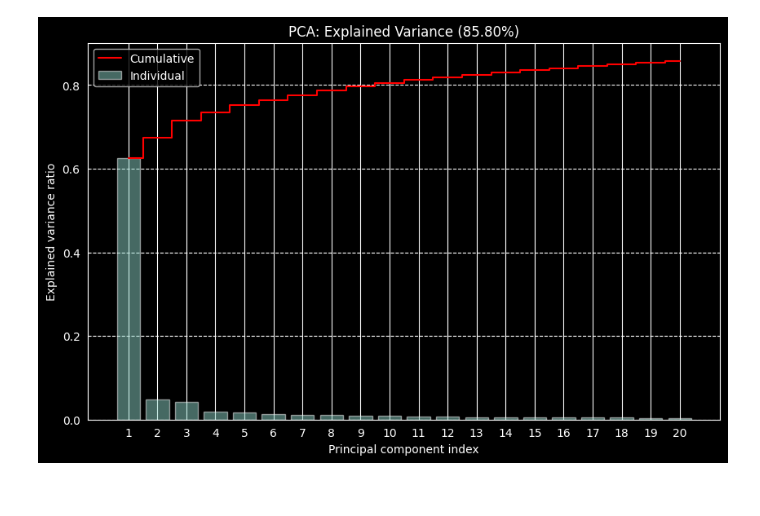
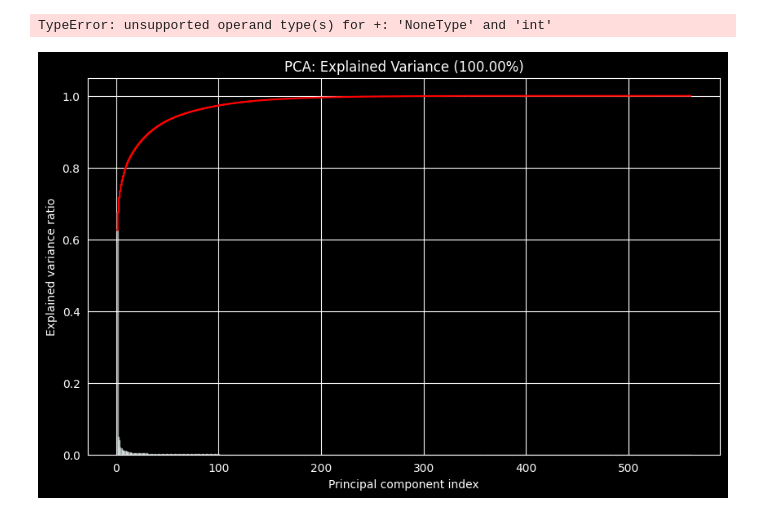
Before and after one commit to EduardDumitrescul/unsupervised-activity-clustering, a Jupyter notebook: pca.ipynb, the cells around one changed output. Cells and saved outputs as stored; diff of their text form; code cells hidden in the pictures.

```diff
--- a/pca.ipynb
+++ b/pca.ipynb
@@ -26,6 +22,7 @@ Split: (5881, 561) - (5881, 1) - (1471, 561) - (1471, 1)
 # %%
 
-pca_features = PcaFeatureSet(dataset, n_components=20)
-pca_features.plot_explained_variance()
+pca_features = PcaFeatureSet(dataset, n_components=None)
+pca_features.plot_explained_variance(filename='fig/pca_explained_variance.svg')
 # %% [output]
+TypeError: unsupported operand type(s) for +: 'NoneType' and 'int'
-[figure, old version]
+[figure, new version]
```
Also changed, not shown: parts of 2 cells of this notebook, 17 other files.
